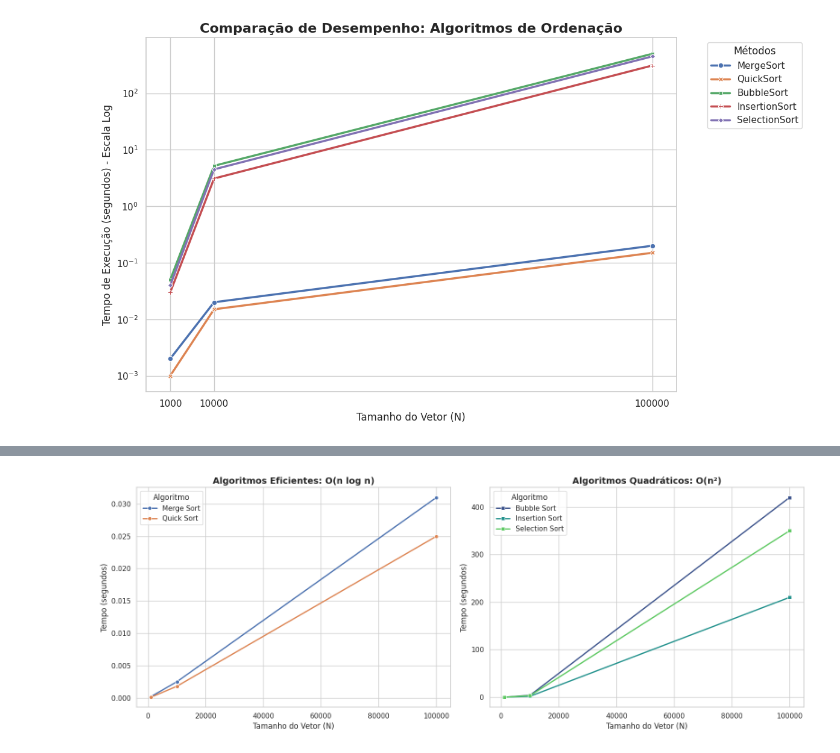
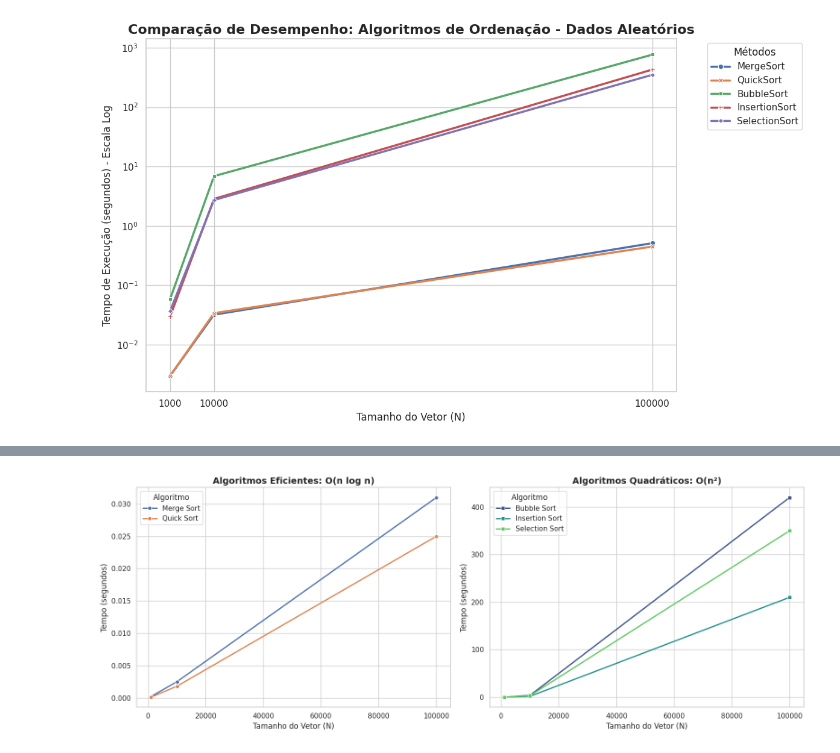
Before and after one commit to anabiarochar/Mestrado_AlgoritmosProgramacao, a Jupyter notebook: Projeto1/Gráficos.ipynb, the cells around one changed output, grey strips where cells are left out. Drawn from its saved outputs; the diff is of its cells as text; code cells hidden in the pictures.

```diff
--- a/Projeto1/Gráficos.ipynb
+++ b/Projeto1/Gráficos.ipynb
@@ -5,47 +5,46 @@ import matplotlib.pyplot as plt
 import seaborn as sns
 import pandas as pd
 
-# 1. Preparação dos dados (Exemplo de dados coletados)
-# Substitua os valores abaixo pelos tempos reais obtidos nos seus testes
-dados = {
+# 1. Preparação dos dados
+aleatorios = {
     'Tamanho do Vetor': [1000, 10000, 100000] * 5,
     'Tempo (s)': [
-        0.002, 0.02, 0.2,   # MergeSort
-        0.001, 0.015, 0.15, # QuickSort
-        0.05,  5.2,   500,  # BubbleSort (estimado para 100k)
-        0.03,  3.1,   310,  # InsertionSort
-        0.04,  4.5,   450   # SelectionSort
+        0.003, 0.032, 0.512,       # MergeSort
+        0.003, 0.034, 0.449,       # QuickSort
+        0.059,  6.877,   763.785,  # BubbleSort (estimado para 100k)
+        0.030,  2.849,   428.039,  # InsertionSort
+        0.037,  2.724,   350.004   # SelectionSort
     ],
     'Algoritmo': (['MergeSort']*3 + ['QuickSort']*3 + ['BubbleSort']*3 +
                   ['InsertionSort']*3 + ['SelectionSort']*3)
 }
 
-df = pd.DataFrame(dados)
+df = pd.DataFrame(aleatorios)
 
 # 2. Configuração estética do Seaborn
 sns.set_theme(style="whitegrid")
 plt.figure(figsize=(12, 7))
 
 # 3. Criação do gráfico de linhas com escala logarítmica
 # A escala logarítmica é CRUCIAL aqui, pois os métodos O(n log n)
 # são ordens de magnitude mais rápidos que os O(n²)
 g = sns.lineplot(data=df, x='Tamanho do Vetor', y='Tempo (s)',
                  hue='Algoritmo', style='Algoritmo', markers=True, dashes=False, linewidth=2.5)
 
 g.set_yscale("log") # Escala logarítmica para visualização justa
 g.set_xscale("linear")
 
 # 4. Customização de títulos e eixos
-plt.title('Comparação de Desempenho: Algoritmos de Ordenação', fontsize=16, fontweight='bold')
+plt.title('Comparação de Desempenho: Algoritmos de Ordenação - Dados Aleatórios', fontsize=16, fontweight='bold')
 plt.xlabel('Tamanho do Vetor (N)', fontsize=12)
 plt.ylabel('Tempo de Execução (segundos) - Escala Log', fontsize=12)
 plt.xticks([1000, 10000, 100000])
 
 plt.legend(title='Métodos', bbox_to_anchor=(1.05, 1), loc='upper left')
 plt.tight_layout()
 
 # Salvar o gráfico para o relatório
-plt.savefig('comparativo_algoritmos.png', dpi=300)
+plt.savefig('comparativo_algoritmos_aleatorio.png', dpi=300)
 plt.show()
 # %% [output]
-[figure, old version]
+[figure, new version]
```
Also changed, not shown: parts of 4 cells of this notebook.
